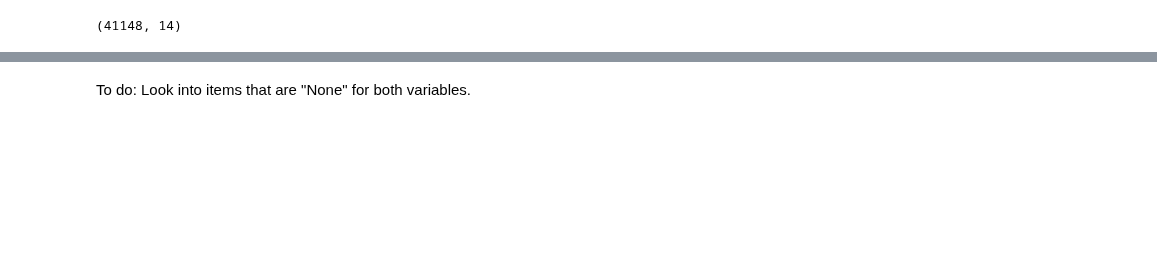
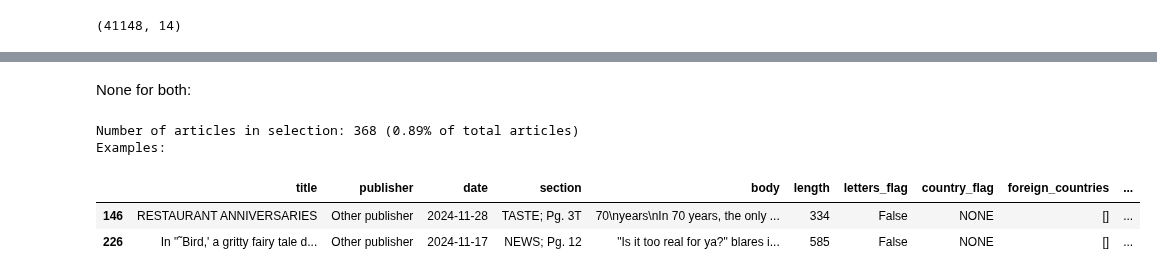
Before and after one commit to laurauguc/working_class_media_analysis, a Jupyter notebook: data_exploration/archive/explore_domestic_vs_international_articles.ipynb, the cells around one changed output, grey strips where cells are left out. Saved outputs shown, nothing was run; the diff lists cells and outputs as text; code cells hidden in the pictures; blank space fills up the shorter version.

```diff
--- a/data_exploration/archive/explore_domestic_vs_international_articles.ipynb
+++ b/data_exploration/archive/explore_domestic_vs_international_articles.ipynb
@@ -26,6 +26,8 @@ df_articles.head()
 | 2 | She Exalted The Beauty Of Dance | New York Times | 2024-12-31 | Section C; Column 0; The Arts/Cul... | She was The New Yorker's first da... | 1314 | False | BOTH | [Male (Capital)] | ... |
 | 3 | Under a Highway in Rio, a Dance S... | New York Times | 2024-12-31 | WORLD; americas | Trucks, buses and cars rumbled ov... | 1333 | False | BOTH | [Brazil, Lima (Capital)] | ... |
 | 4 | Congressional pay, minimum wage s... | Other publisher | 2024-12-31 | OPINION; Pg. A13 | ABSTRACT\nMembers of Congress hav... | 921 | False | US_ONLY | [] | ... |
+# %%
+df_articles.section_category.fillna(value="None", inplace=True)
 # %%
 df_articles['section_category'].value_counts()
 # %% [output]
@@ -130,4 +134,20 @@ Examples:
 | 8 | Crash, Burn, Repeat: A Pop Star's... | New York Times | 2024-12-27 | Section C; Column 0; Movies, Perf... | The singer Robbie Williams's caus... | 561 | False | FOREIGN_ONLY | [London (Capital)] | ... |
 | 11 | 'Better Man' Review: The Boy in t... | New York Times | 2024-12-25 | MOVIES | The singer Robbie Williams's caus... | 585 | False | FOREIGN_ONLY | [London (Capital)] | ... |
 # %% [markdown]
-To do: Look into items that are "None" for both variables.
+None for both:
+# %%
+section_category_selection = "None"
+country_flag_selection = "NONE"
+
+df_select = df_articles.loc[(df_articles['section_category'] == section_category_selection) & (df_articles['country_flag'] == country_flag_selection)]
+print(f"Number of articles in selection: {df_select.shape[0]} ({round(df_select.shape[0] / df_articles.shape[0] * 100, 2)}% of total articles)")
+
+print("Examples:")
+# examples
+df_select.head(2)
+# %% [output]
+Number of articles in selection: 368 (0.89% of total articles)
+Examples:
+|  | title | publisher | date | section | body | length | letters_flag | country_flag | foreign_countries | ... |
+| 146 | RESTAURANT ANNIVERSARIES | Other publisher | 2024-11-28 | TASTE; Pg. 3T | 70\nyears\nIn 70 years, the only ... | 334 | False | NONE | [] | ... |
+| 226 | In "˜Bird,' a gritty fairy tale d... | Other publisher | 2024-11-17 | NEWS; Pg. 12 | "Is it too real for ya?" blares i... | 585 | False | NONE | [] | ... |
```
Also changed, not shown: parts of 2 cells of this notebook, 2 other files.
